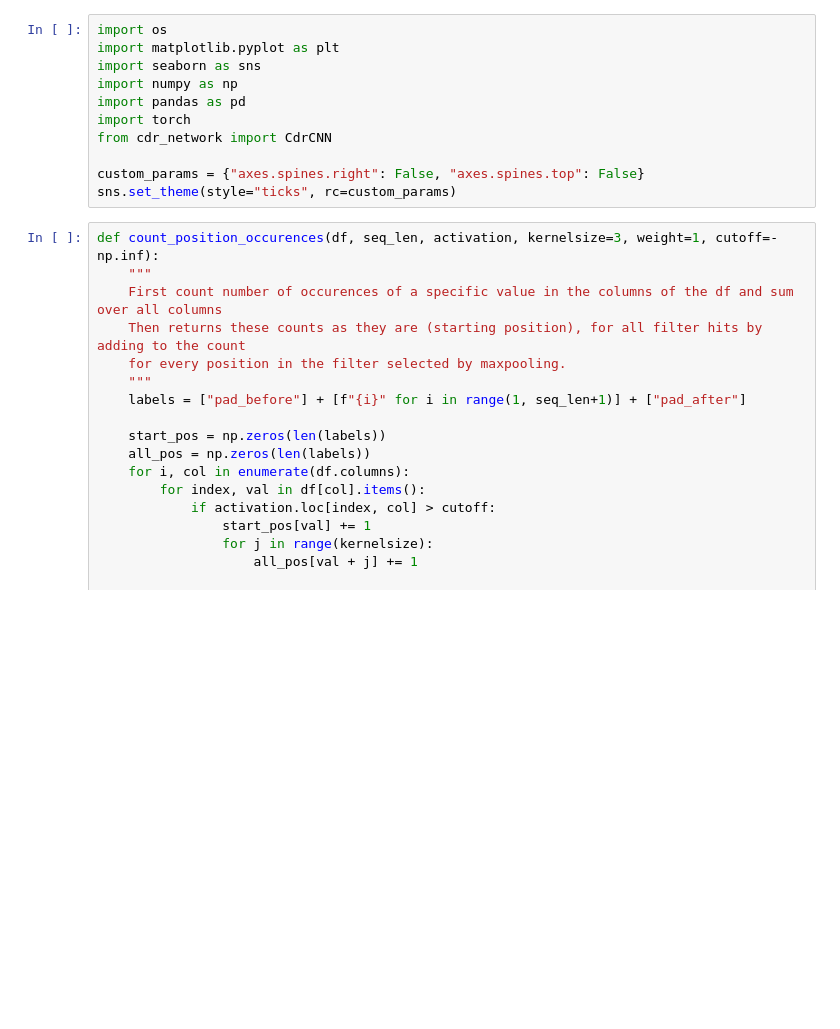
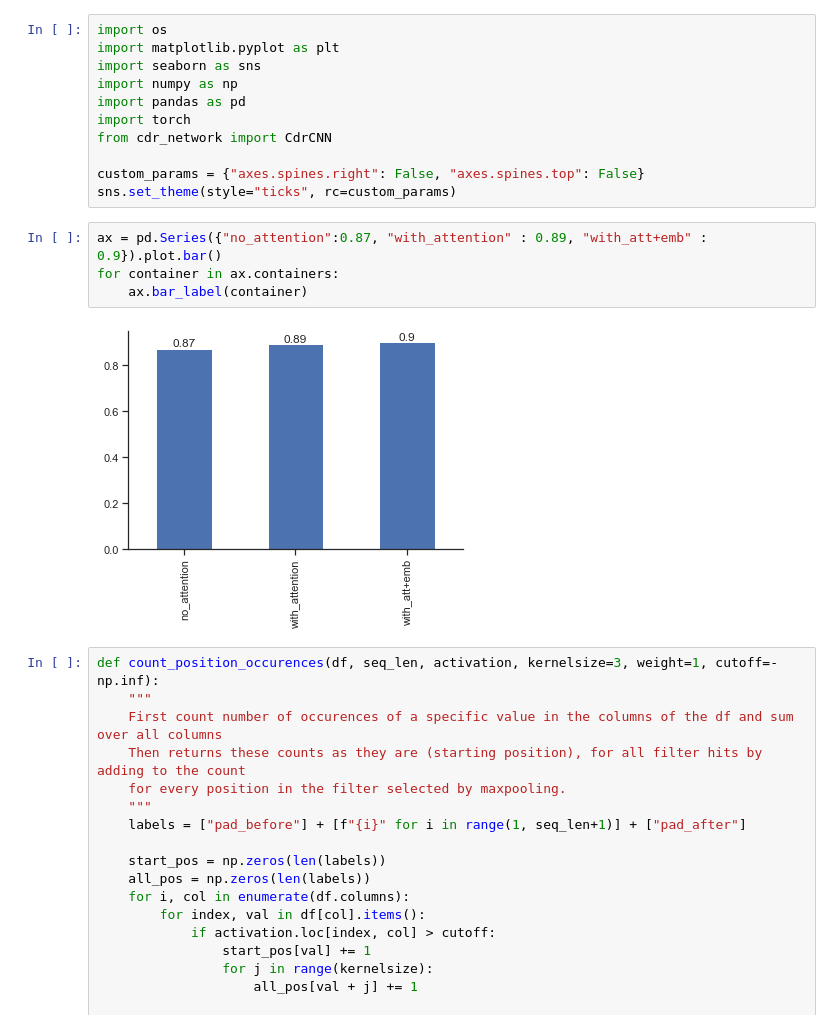
Before and after one commit to chrhjoh/speciale, a Jupyter notebook: modeling/src/03_analyze_cdr_cnn.ipynb, the cells around one changed output. Saved outputs shown, nothing was run; the diff lists cells and outputs as text; blank space fills up the shorter version.

```diff
--- a/modeling/src/03_analyze_cdr_cnn.ipynb
+++ b/modeling/src/03_analyze_cdr_cnn.ipynb
@@ -14,6 +14,12 @@ from cdr_network import CdrCNN
 
 custom_params = {"axes.spines.right": False, "axes.spines.top": False}
 sns.set_theme(style="ticks", rc=custom_params)
+# %%
+ax = pd.Series({"no_attention":0.87, "with_attention" : 0.89, "with_att+emb" : 0.9}).plot.bar()
+for container in ax.containers:
+    ax.bar_label(container)
+# %% [output]
+[figure, added]
 # %%
 def count_position_occurences(df, seq_len, activation, kernelsize=3, weight=1, cutoff=-np.inf):
     """
```
Also changed, not shown: 13 other files.
